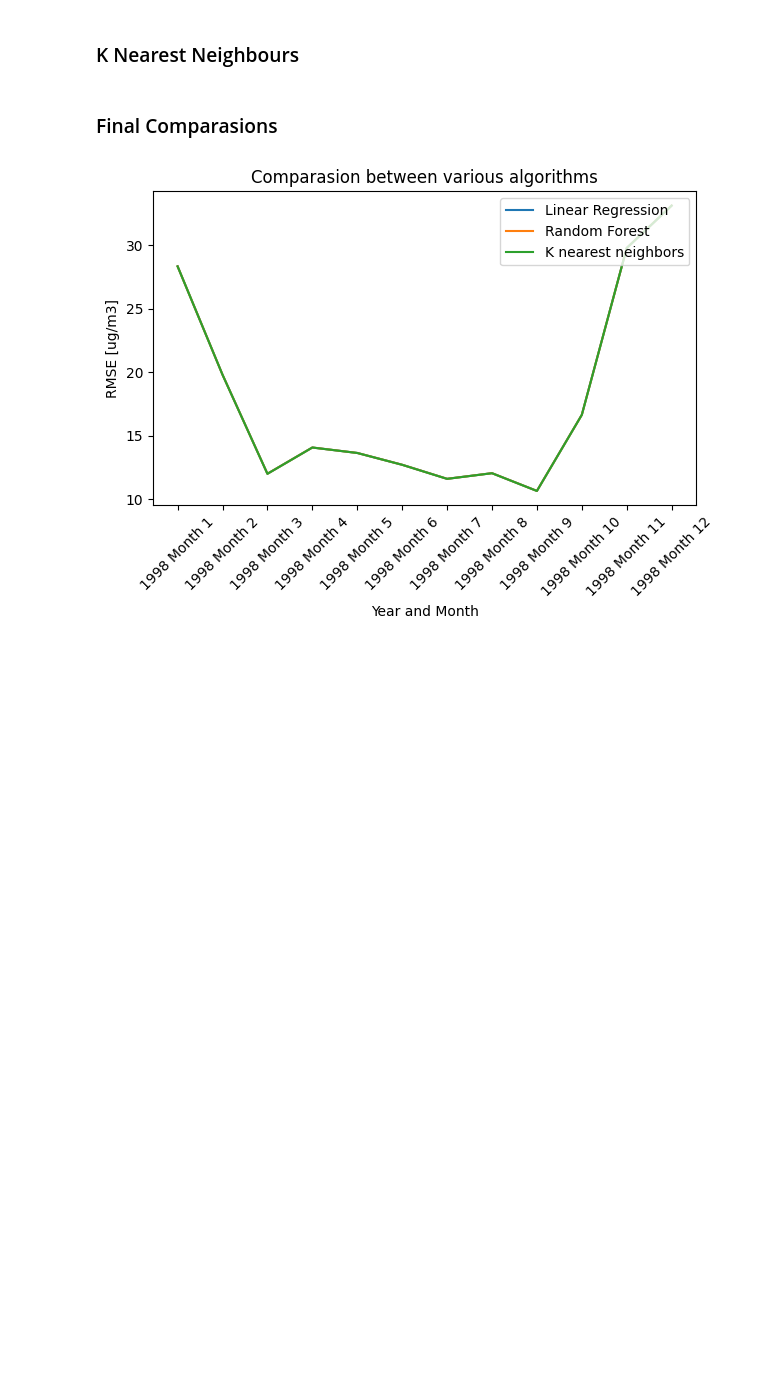
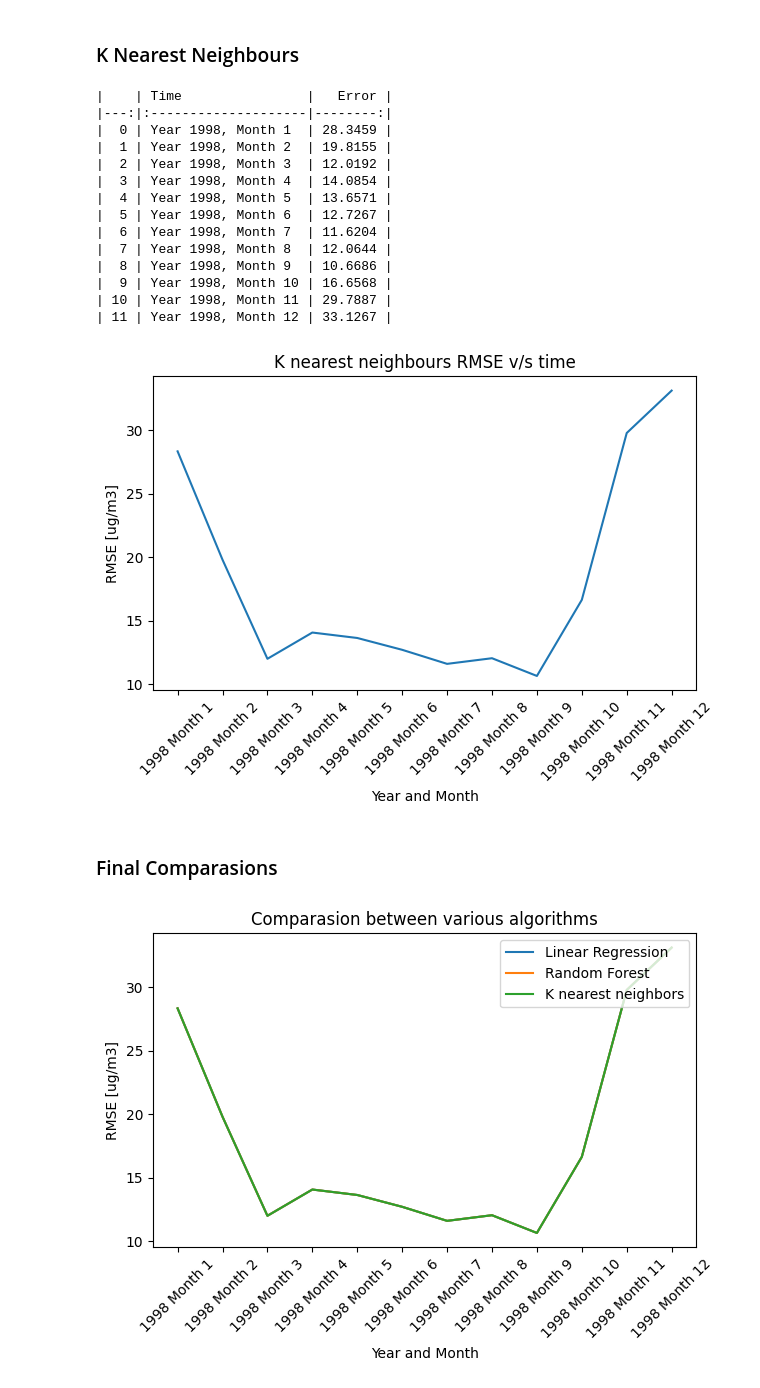
Before and after one commit to Karan-Gandhi/AQ-Data-Analysis, a Jupyter notebook: Project_Task_Submission.ipynb, the cells around one changed output. Saved outputs shown, nothing was run; the diff lists cells and outputs as text; code cells hidden in the pictures; blank space fills up the shorter version.

```diff
--- a/Project_Task_Submission.ipynb
+++ b/Project_Task_Submission.ipynb
@@ -626,34 +645,50 @@ from matplotlib import pyplot as plt
 from joblib import Parallel, delayed
 import multiprocessing
 
 all_data = np.array([netCDF4.Dataset(f"formatted_monthly/{i}.nc")["GWRPM25"] for i in range(300)])
 lat = netCDF4.Dataset(f"formatted_monthly/{0}.nc")["lat"]
 lon = netCDF4.Dataset(f"formatted_monthly/{0}.nc")["lon"]
 error_knn = np.zeros(300)
 n_months = 12
 
 def train_and_compute_error(frame):
     current_data = np.array([[_lat, _lon, all_data[frame, i, j]] for i, _lat in enumerate(lat) for j, _lon in enumerate(lon)])
     current_data = current_data[~np.isnan(current_data[:, 2])]
     training_data_length = int(len(current_data) * 0.2)
     # Randomly pick training_data_length points from current_data
     training_data = current_data[np.random.choice(len(current_data), training_data_length)]
     X = training_data[:, :2]
     y = training_data[:, 0]
-    reg = KNeighborsRegressor(n_neighbors=2).fit(X, y)
+    reg = KNeighborsRegressor(n_neighbors=8).fit(X, y)
     predictions = reg.predict(current_data[:, :2])
 
     return np.sqrt(np.mean((predictions - current_data[:, 2]) ** 2))
 
 for i in range(n_months):
     error_knn[i] = train_and_compute_error(i)
 # for i, error in enumerate(Parallel(n_jobs=-1, require='sharedmem')(delayed(train_and_compute_error)(i) for i in range(4))):
 #     pass
 # #     # if i % 5:
 # #     print(i)
 #     error_knn[i] = error
 print_error(error_knn[:n_months])
 plot_error(error_knn[:n_months], "K nearest neighbours RMSE v/s time", "RMSE [ug/m3]")
+# %% [output]
+|    | Time                |   Error |
+|---:|:--------------------|--------:|
+|  0 | Year 1998, Month 1  | 28.3459 |
+|  1 | Year 1998, Month 2  | 19.8155 |
+|  2 | Year 1998, Month 3  | 12.0192 |
+|  3 | Year 1998, Month 4  | 14.0854 |
+|  4 | Year 1998, Month 5  | 13.6571 |
+|  5 | Year 1998, Month 6  | 12.7267 |
+|  6 | Year 1998, Month 7  | 11.6204 |
+|  7 | Year 1998, Month 8  | 12.0644 |
+|  8 | Year 1998, Month 9  | 10.6686 |
+|  9 | Year 1998, Month 10 | 16.6568 |
+| 10 | Year 1998, Month 11 | 29.7887 |
+| 11 | Year 1998, Month 12 | 33.1267 |
+[figure, added]
 # %% [markdown]
 ### Final Comparasions
 # %%
```
Also changed, not shown: parts of 3 cells of this notebook.
